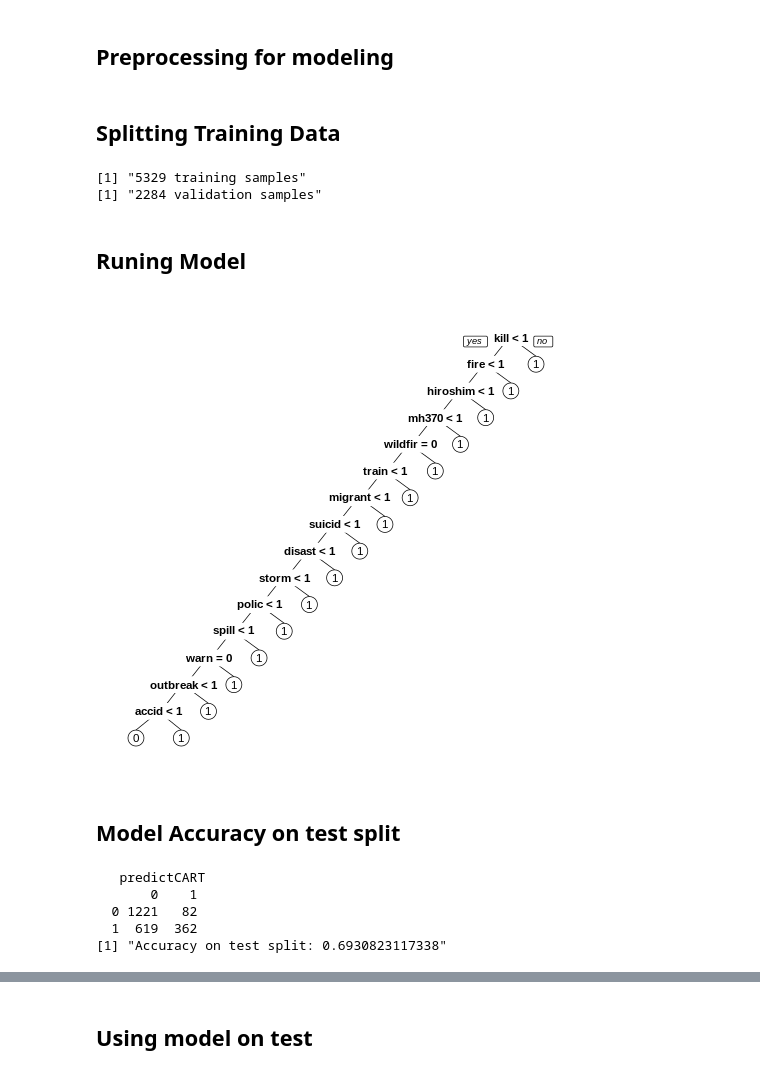
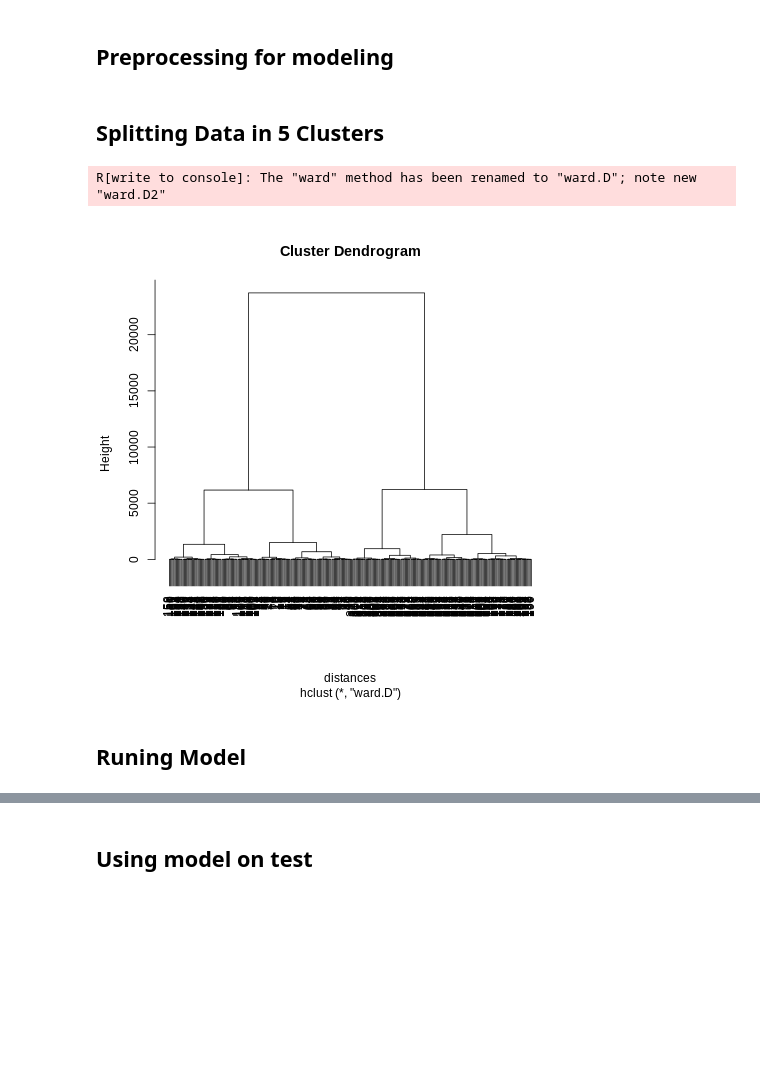
Before and after one commit to capajaro/Data_Mining_Project-, a Jupyter notebook: Mejor_Modelo_Cluster_in_R.ipynb, the cells around one changed output, grey strips where cells are left out. Saved outputs shown, nothing was run; the diff lists cells and outputs as text; code cells hidden in the pictures; blank space fills up the shorter version.

```diff
--- a/Mejor_Modelo_Cluster_in_R.ipynb
+++ b/Mejor_Modelo_Cluster_in_R.ipynb
@@ -212,38 +200,33 @@ tweetsSparse$target = tweets$target
 # %% [markdown]
-## Splitting Training Data
+## Splitting Data in 5 Clusters
-# %%
-%%R
-# SPLIT TRAIN DATA INTO TRAIN AND TEST SET
-set.seed(123)
-split = sample.split(tweetsSparse$target, SplitRatio = 0.7)
-trainSparse = subset(tweetsSparse, split==TRUE)
-testSparse = subset(tweetsSparse, split==FALSE)
-
-print(paste0(nrow(trainSparse),' training samples'))
-print(paste0(nrow(testSparse),' validation samples'))
-# %% [output]
-[1] "5329 training samples"
-[1] "2284 validation samples"
+# %%
+%%R
+#Compute distances
+distances = dist(tweetsSparse_Cluster[3:ncol(tweetsSparse_Cluster),], method = "euclidean")
+
+#Hierarchical clustering
+clusterMovies = hclust(distances, method = "ward")
+
+#Assign points to clusters
+clusterGroups = cutree(clusterMovies, k = 5)
+
+#Create a new data set with each Cluster
+cluster1 = subset(tweetsSparse_Cluster, clusterGroups==1)
+cluster2 = subset(tweetsSparse_Cluster, clusterGroups==2)
+cluster3 = subset(tweetsSparse_Cluster, clusterGroups==3)
+cluster4 = subset(tweetsSparse_Cluster, clusterGroups==4)
+cluster5 = subset(tweetsSparse_Cluster, clusterGroups==5)
+
+cluster1_Reg = cluster1[,2:ncol(cluster1)]
+cluster2_Reg = cluster2[,2:ncol(cluster2)]
+cluster3_Reg = cluster3[,2:ncol(cluster3)]
+cluster4_Reg = cluster4[,2:ncol(cluster4)]
+cluster5_Reg = cluster5[,2:ncol(cluster5)]
+
+#Plot the dendrogram
+plot(clusterMovies)
+# %% [output]
+R[write to console]: The "ward" method has been renamed to "ward.D"; note new "ward.D2"
+[figure, added]
 # %% [markdown]
 ## Runing Model
-# %%
-%%R
-
-tweetCART = rpart(target ~ ., data=trainSparse, method="class")
-prp(tweetCART)
-# %% [output]
-[figure, removed]
-# %% [markdown]
-## Model Accuracy on test split
-# %%
-%%R
-
-predictCART=predict(tweetCART,newdata=testSparse,type="class")
-print(table(testSparse$target, predictCART))
-print(paste0('Accuracy on test split: ',(1221+362)/nrow(testSparse)))
-# %% [output]
-   predictCART
-       0    1
-  0 1221   82
-  1  619  362
-[1] "Accuracy on test split: 0.6930823117338"
```
Also changed, not shown: parts of 10 cells of this notebook.
